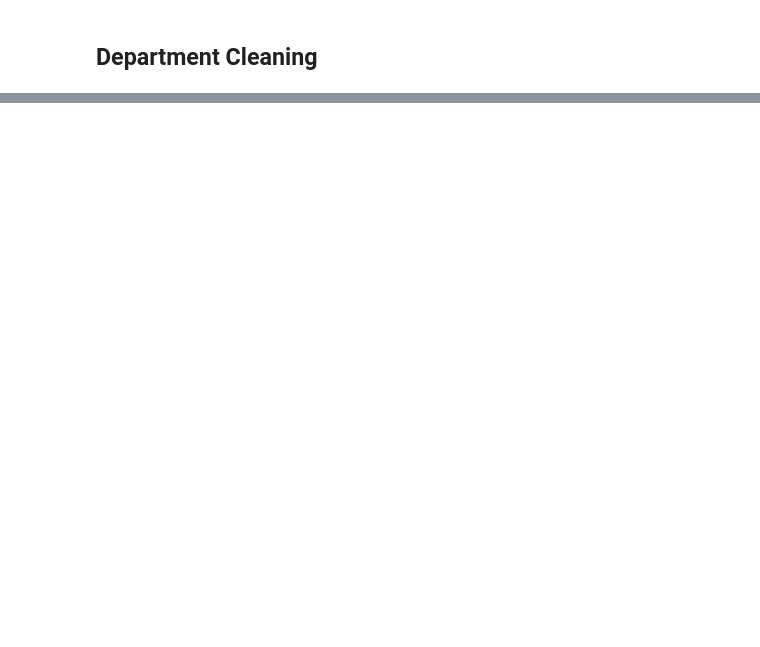
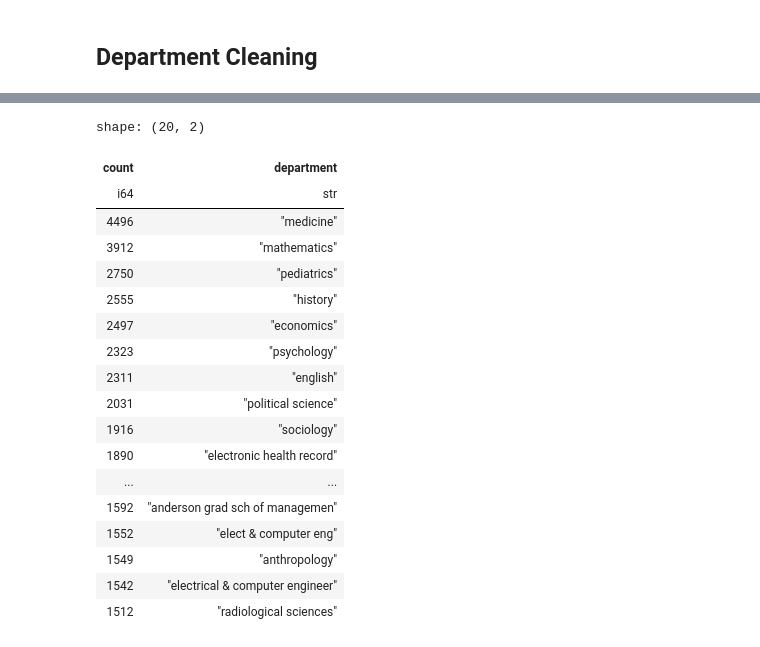
Before and after one commit to CSC4693-Fall-2026/CSC4693, a Jupyter notebook: Faculty/week4_eda.ipynb, the cells around one changed output, grey strips where cells are left out. Cells and saved outputs as stored; diff of their text form; code cells hidden in the pictures; blank space fills up the shorter version.

```diff
--- a/Faculty/week4_eda.ipynb
+++ b/Faculty/week4_eda.ipynb
@@ -185,0 +172,30 @@ df.head()
+# %%
+pl.Config.set_tbl_rows(20)
+
+duckdb.sql("""
+SELECT COUNT(department) AS count, department,
+FROM faculty_salaries
+GROUP BY department
+ORDER BY count DESC
+LIMIT 20
+           """).pl()
+# %% [output]
+shape: (20, 2)
+| count | department |
+| i64 | str |
+| 4496 | "medicine" |
+| 3912 | "mathematics" |
+| 2750 | "pediatrics" |
+| 2555 | "history" |
+| 2497 | "economics" |
+| 2323 | "psychology" |
+| 2311 | "english" |
+| 2031 | "political science" |
+| 1916 | "sociology" |
+| 1890 | "electronic health record" |
+| ... | ... |
+| 1592 | "anderson grad sch of managemen" |
+| 1552 | "elect & computer eng" |
+| 1549 | "anthropology" |
+| 1542 | "electrical & computer engineer" |
+| 1512 | "radiological sciences" |
```
Also changed, not shown: parts of 19 cells of this notebook.
